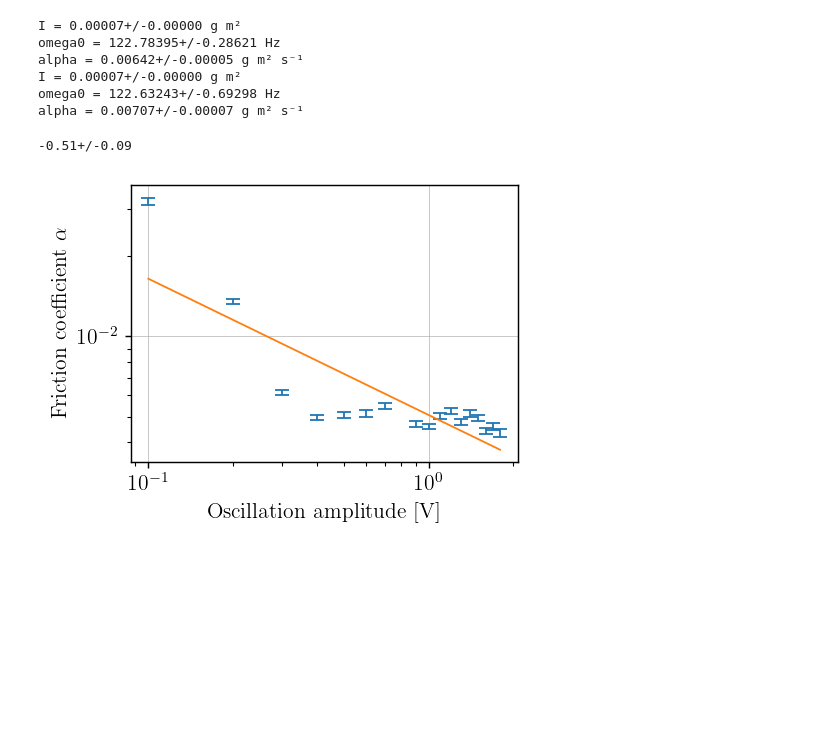
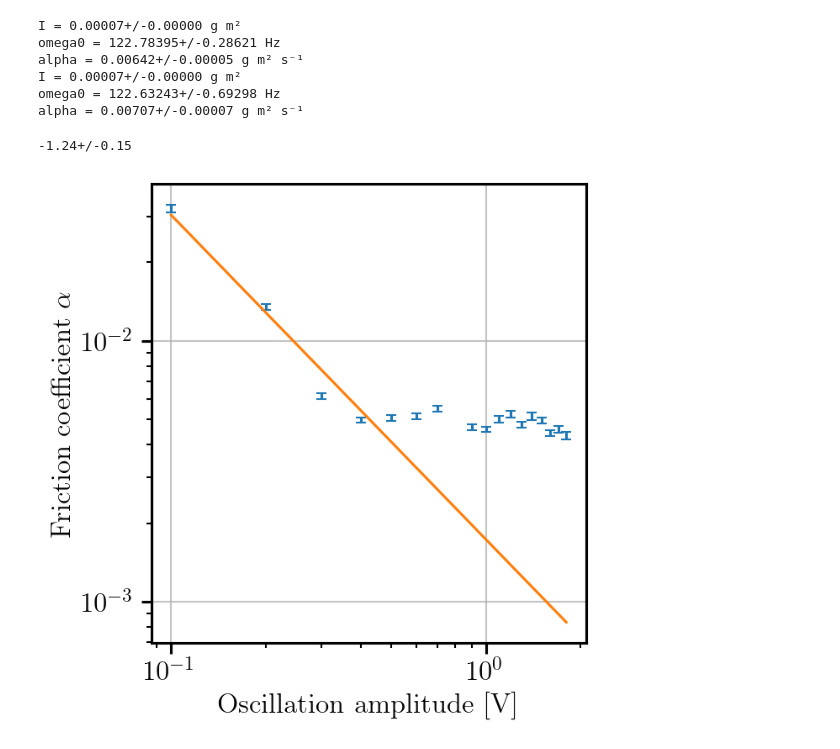
Before and after one commit to TomVdt/TPIII, a Jupyter notebook: 05-milieux-granulaires/analyse/exp3_sand_chi_im.ipynb, the cells around one changed output. Saved outputs shown, nothing was run; the diff lists cells and outputs as text; code cells hidden in the pictures; blank space fills up the shorter version.

```diff
--- a/05-milieux-granulaires/analyse/exp3_sand_chi_im.ipynb
+++ b/05-milieux-granulaires/analyse/exp3_sand_chi_im.ipynb
@@ -128,18 +128,18 @@ I = 0.00007+/-0.00000 g m²
 omega0 = 122.63243+/-0.69298 Hz
 alpha = 0.00707+/-0.00007 g m² s⁻¹
 # %%
-slope, offset = do_fit_alpha(data, all_popt_err_pass2[:, 2], "../data/sand_alpha_im")
+slope, offset = do_fit_alpha(data, all_popt_err_pass2[:, 2], np.arange(-5,0),"../data/sand_alpha_im")
 
 # plt.text(0.4, 8e-3, fr"$\alpha \sim {slope:.1upL} \Gamma^{{-1}}$")
 print(slope)
 plt.yscale('log')
 plt.xscale('log')
 plt.xlabel(r'Oscillation amplitude [V]')
 plt.ylabel(r'Friction coefficient $\alpha$')
 
 plt.tight_layout()
 plt.savefig('../figures/sand_alpha_from_chi_im.png')
 plt.show()
 # %% [output]
--0.51+/-0.09
+-1.24+/-0.15
-[figure, old version]
+[figure, new version]
```
Also changed, not shown: parts of 2 cells of this notebook, 12 other files.
